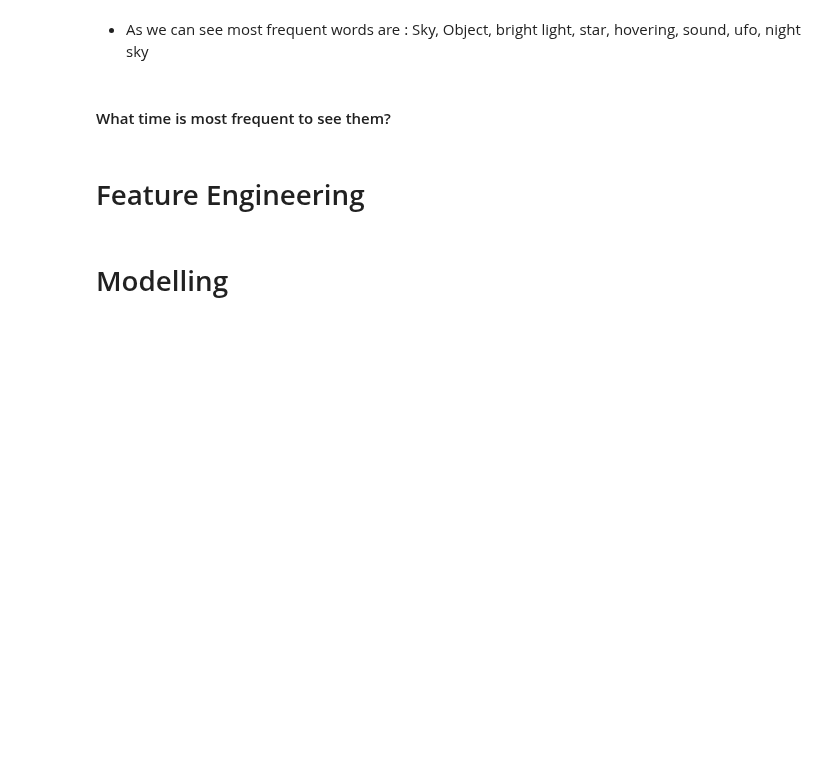
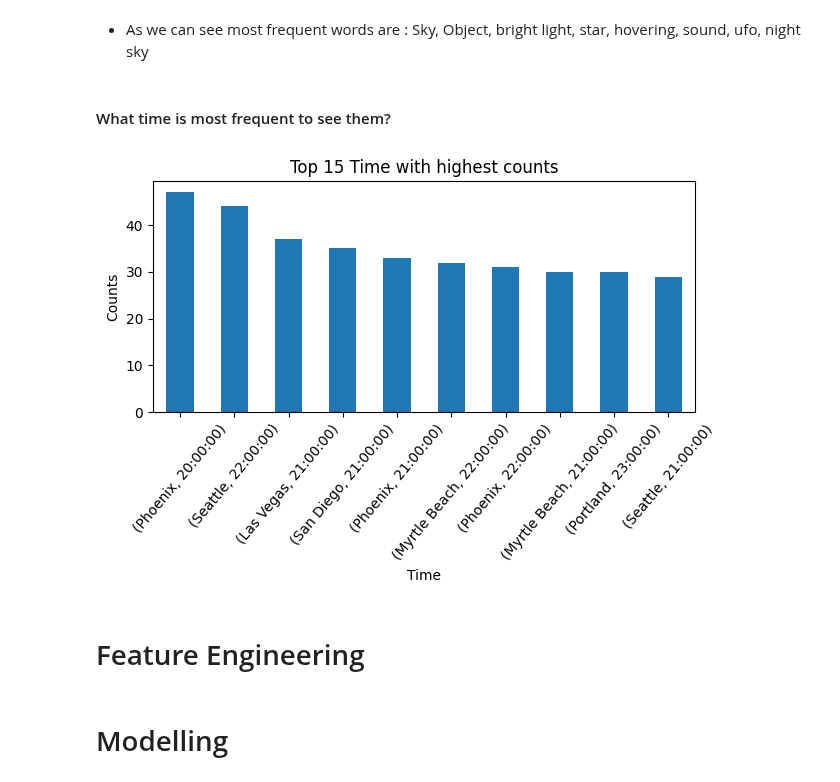
Before and after one commit to ortizfram/UFO-reports-analysis, a Jupyter notebook: UFO-reports.ipynb, the cells around one changed output. Saved outputs shown, nothing was run; the diff lists cells and outputs as text; code cells hidden in the pictures; blank space fills up the shorter version.

Commit message:
top 15 times and places

```diff
--- a/UFO-reports.ipynb
+++ b/UFO-reports.ipynb
@@ -213,3 +215,14 @@ plt.show()
+# %%
+top_times.plot(kind='bar',figsize=(7, 3))
+
+plt.xlabel('Time')
+plt.ylabel('Counts')
+plt.title('Top 15 Time with highest counts')
+plt.xticks(rotation=50)
+
+plt.show()
+# %% [output]
+[figure, added]
 # %% [markdown]
 # Feature Engineering
 # %% [markdown]
```
Also changed, not shown: parts of 2 cells of this notebook.
